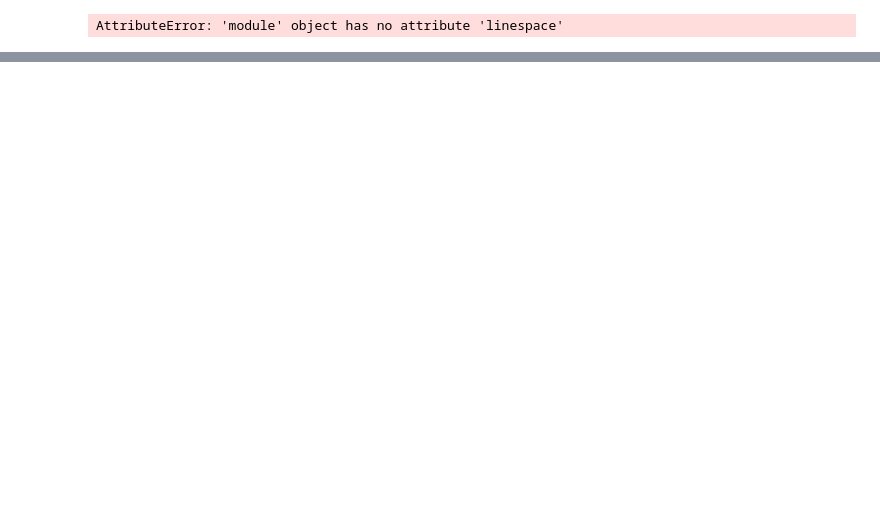
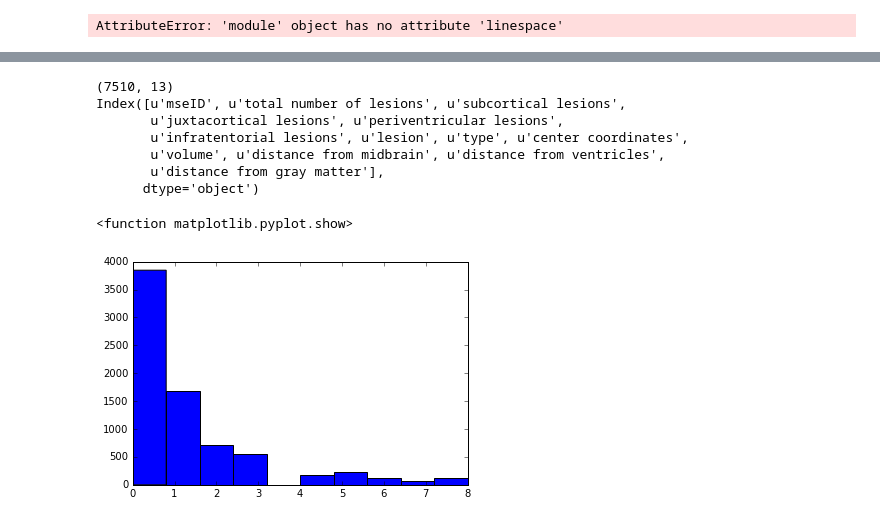
Before and after one commit to AmberMonique/stats, a Jupyter notebook: stats_notebook.ipynb, the cells around one changed output, grey strips where cells are left out. Cells and saved outputs as stored; diff of their text form; code cells hidden in the pictures; blank space fills up the shorter version.

```diff
--- a/stats_notebook.ipynb
+++ b/stats_notebook.ipynb
@@ -196,0 +197,32 @@ AttributeError: '_csv.reader' object has no attribute 'load_digits'
+# %%
+%matplotlib inline
+import csv
+import pandas as pd
+import numpy as np
+import matplotlib.pyplot as plt
+from sklearn import svm, datasets
+from sklearn.metrics import roc_curve, auc
+from sklearn.cross_validation import train_test_split
+from sklearn.preprocessing import label_binarize
+from sklearn.multiclass import OneVsRestClassifier
+from sklearn.linear_model import LinearRegression
+from scipy import interp
+from sklearn.cluster import KMeans
+
+#pull data
+mri_data = pd.DataFrame.from_csv('/home/aalexander/analyzing_lesions/lesion_info.csv')
+# %%
+print(mri_data.shape)
+print(mri_data.columns)
+plt.hist(mri_data["infratentorial lesions"])
+plt.show
+# %% [output]
+(7510, 13)
+Index([u'mseID', u'total number of lesions', u'subcortical lesions',
+       u'juxtacortical lesions', u'periventricular lesions',
+       u'infratentorial lesions', u'lesion', u'type', u'center coordinates',
+       u'volume', u'distance from midbrain', u'distance from ventricles',
+       u'distance from gray matter'],
+      dtype='object')
+<function matplotlib.pyplot.show>
+[figure, added]
```
Also changed, not shown: parts of 25 cells of this notebook.
